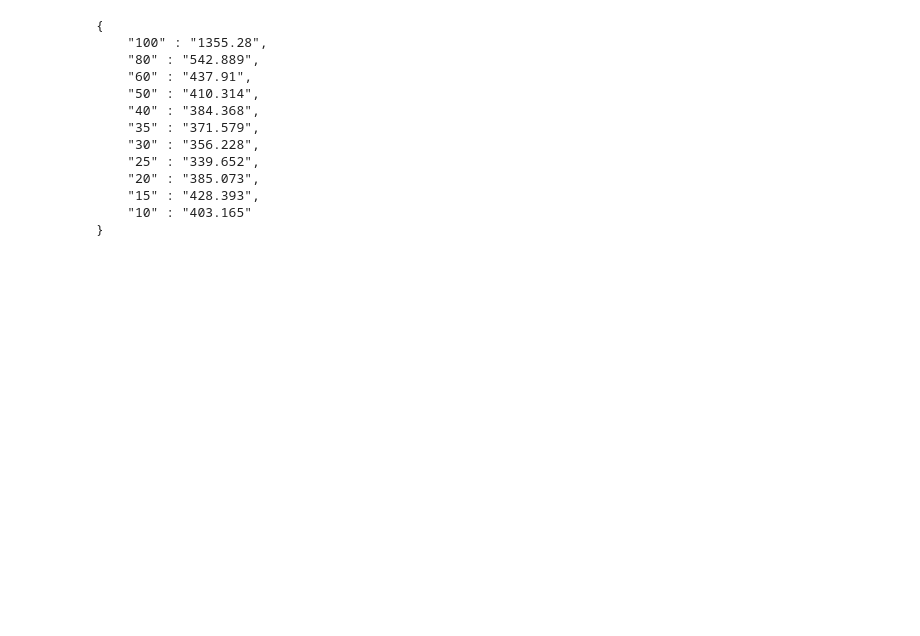
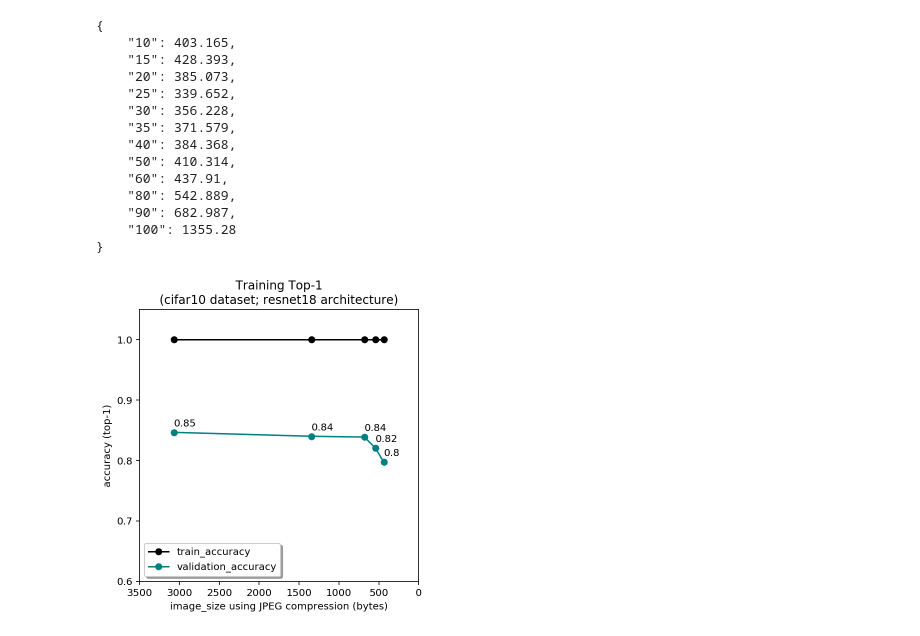
Before and after one commit to jremmons/nnfc, a Jupyter notebook: notebook/cifar10_compression_experiments.ipynb, the cells around one changed output. Cells and saved outputs as stored; diff of their text form; code cells hidden in the pictures; blank space fills up the shorter version.

```diff
--- a/notebook/cifar10_compression_experiments.ipynb
+++ b/notebook/cifar10_compression_experiments.ipynb
@@ -113,30 +113,40 @@ def summarize_accuracy(filenames, x_labels):
 
     ax1 = fig.add_subplot(111)
     ax1.set_ylim([.60,1.05])
-    ax1.set_xlim([.8,150])
-    ax1.set_title('Training Top-1\n(cifar10 dataset; resnet18-like architecture)')
-    ax1.set_xlabel('compaction_factor')
+    ax1.set_xlim([0, 3500])
+    ax1.set_title('Training Top-1\n(cifar10 dataset; resnet18 architecture)')
+    ax1.set_xlabel('image_size using JPEG compression (bytes)')
     ax1.set_ylabel('accuracy (top-1)')
-    ax1.set_xscale("log", nonposx='clip')
+    #ax1.set_xscale("log", nonposx='clip')
+    ax1.set_xlim(ax1.get_xlim()[::-1])
     l1 = ax1.plot(x_labels, top_train_acc, color="#000000", ls="-", marker="o",label='train_accuracy')
     l2 = ax1.plot(x_labels, top_validation_acc, color="#008080", ls="-", marker="o", label='validation_accuracy')
     for i,j in zip(x_labels,top_validation_acc):
-        ax1.annotate(str(round(j,2)),xy=(min(i, 85),max(j+.01, 0.61)))
+        ax1.annotate(str(round(j,2)),xy=(i+0,j+.01))
     ax1.legend(loc='lower left', shadow=True)
 # %%
 import subprocess
-print(subprocess.check_output(['cat', '/home/jemmons/projects/machine-feature-codec/scratch/cifar10/data/compress_data_summary.json']).decode())
+import json
+compressed_size = eval(subprocess.check_output(['cat', '/home/jemmons/projects/machine-feature-codec/scratch/cifar10/data/compress_data_summary.json']).decode('utf-8'))
+print(json.dumps(compressed_size, indent=4, sort_keys=True))
 # %% [output]
 {
-    "100" : "1355.28",
-    "80" : "542.889",
-    "60" : "437.91",
-    "50" : "410.314",
-    "40" : "384.368",
-    "35" : "371.579",
-    "30" : "356.228",
-    "25" : "339.652",
-    "20" : "385.073",
-    "15" : "428.393",
-    "10" : "403.165"
+    "10": 403.165,
+    "15": 428.393,
+    "20": 385.073,
+    "25": 339.652,
+    "30": 356.228,
+    "35": 371.579,
+    "40": 384.368,
+    "50": 410.314,
+    "60": 437.91,
+    "80": 542.889,
+    "90": 682.987,
+    "100": 1355.28
 }
+# %%
+results_dirs = ['libjpeg/arithmetic_q100', 'mini_resnet18_arithmetic_q100', 'mini_resnet18_arithmetic_q90', 'mini_resnet18_arithmetic_q80', 'mini_resnet18_arithmetic_q60']
+paths = list(map(lambda x : os.path.join(DATA_PREFIX, x, 'training_log.csv'), results_dirs))
+summarize_accuracy(paths, [32*32*3, 1345.11, 679.72, 541.829, 437.554])
+# %% [output]
+[figure, added]
```
Also changed, not shown: parts of 22 cells of this notebook.
